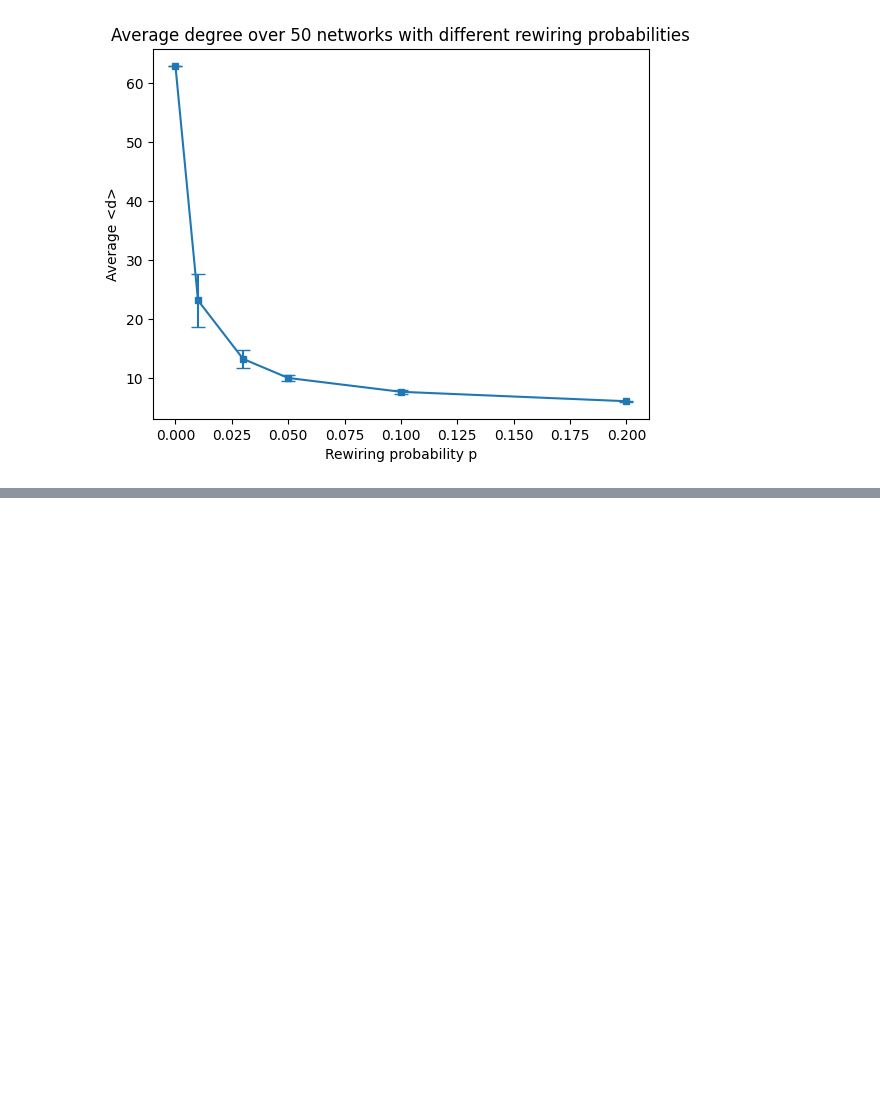
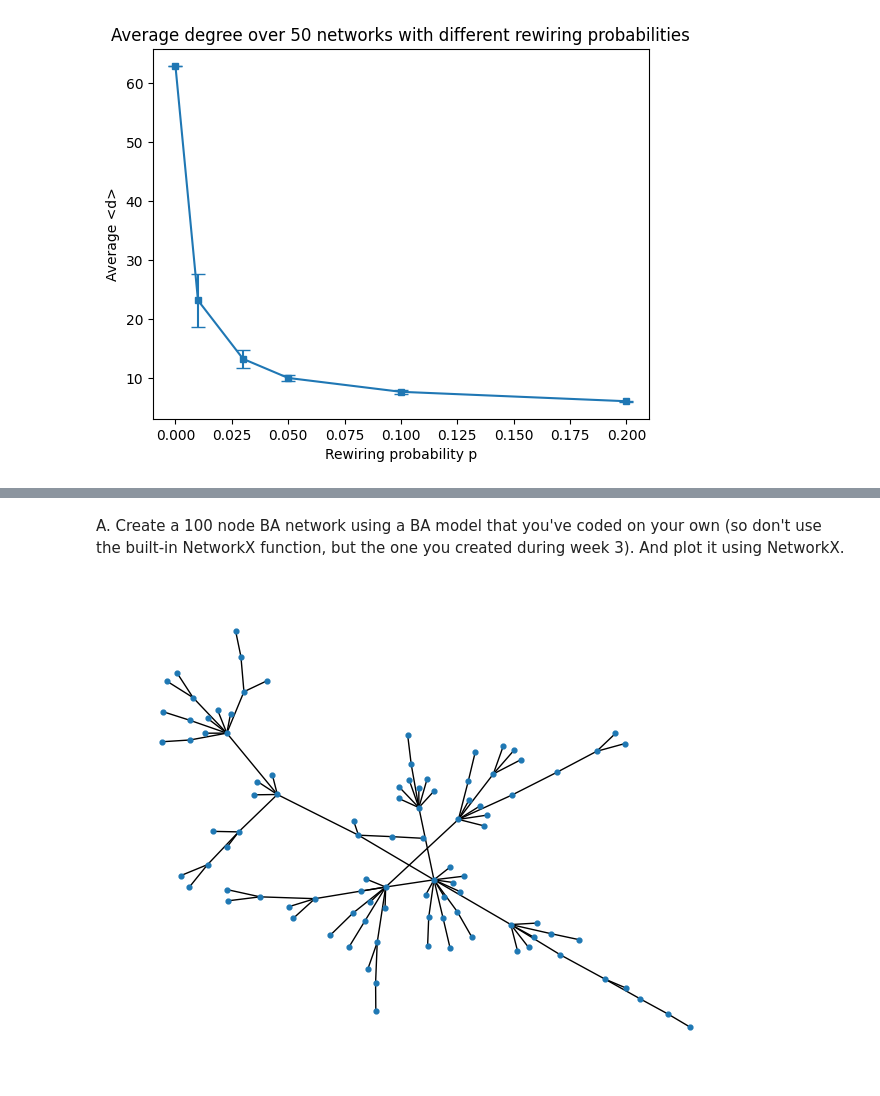
Before and after one commit to isaix/socialgraphs, a Jupyter notebook: Assignment1.ipynb, the cells around one changed output, grey strips where cells are left out. Drawn from its saved outputs; the diff is of its cells as text; code cells hidden in the pictures; blank space fills up the shorter version.

```diff
--- a/Assignment1.ipynb
+++ b/Assignment1.ipynb
@@ -246,0 +282,41 @@ Text(0.5, 0, 'Rewiring probability p')
+# %%
+#We create a class BANetwork to ease the usage
+class BANetwork:
+    def __init__(self, N_nodes):
+            G = nx.Graph()
+            G.add_node(1)
+            G.add_node(2)
+            G.add_edge(1, 2)
+            i = 3
+            while(G.number_of_nodes() < N_nodes):
+                nodes = flatten_edges(G)
+                selected = random.choice(nodes)
+                G.add_node(i)
+                G.add_edge(i, selected)
+                i+=1
+            self.G = G
+            self.degree_sequence = sorted((d for n, d in G.degree()), reverse=True)
+            self.dmax = max(self.degree_sequence)
+            self.dmin = min(self.degree_sequence)
+
+    def draw(self):
+        nx.draw_spring(self.G,node_size = 12)
+
+    def plot_degree_distribution(self,log=False):
+        #Creating a vector containing all possible integers from min_s to max_s
+        v = np.linspace(self.dmin, self.dmax, self.dmax)
+
+        #Binning the random numbers into the generated vector
+        nb, bins = np.histogram(self.degree_sequence,v)
+
+        #We convert the bins output in an array of same lenght as the count to be able to plot a scatter plot
+        bins_mean = [0.5 * (bins[i] + bins[i+1]) for i in range(len(nb))]
+        fig, ax = plt.subplots()
+        fig.set_figheight(2)
+        ax.scatter(bins_mean, nb, s=5)
+        ax.set_xlabel("k")
+        ax.set_ylabel("count")
+
+        if log:
+            ax.set_yscale('log')
+            ax.set_xscale('log')
@@ -246,0 +331,7 @@ Text(0.5, 0, 'Rewiring probability p')
+# %% [markdown]
+A. Create a 100 node BA network using a BA model that you've coded on your own (so don't use the built-in NetworkX function, but the one you created during week 3). And plot it using NetworkX.
+# %%
+BA= BANetwork(100) #Using our own class
+BA.draw()
+# %% [output]
+[figure, added]
```
Also changed, not shown: parts of 9 cells of this notebook.
